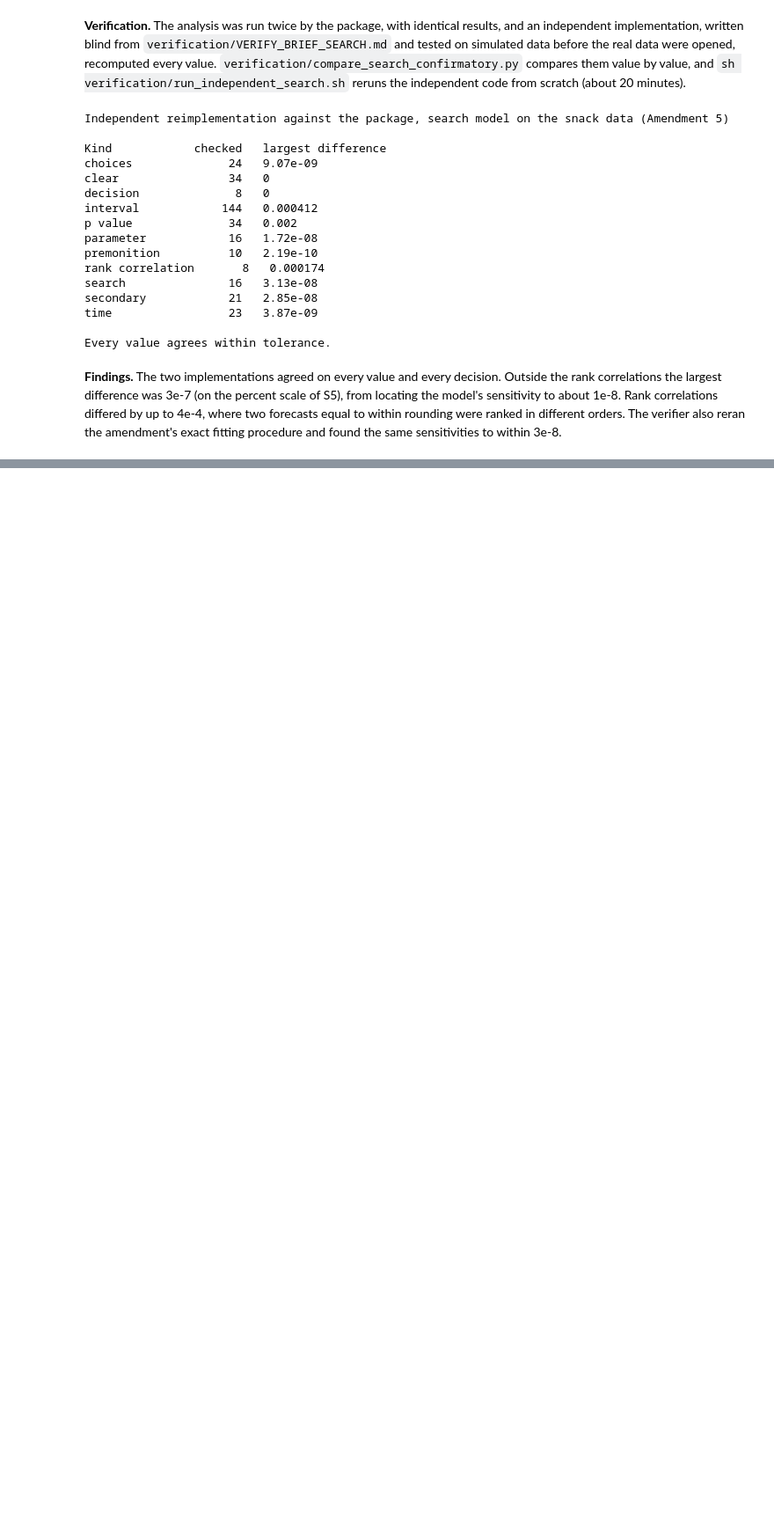
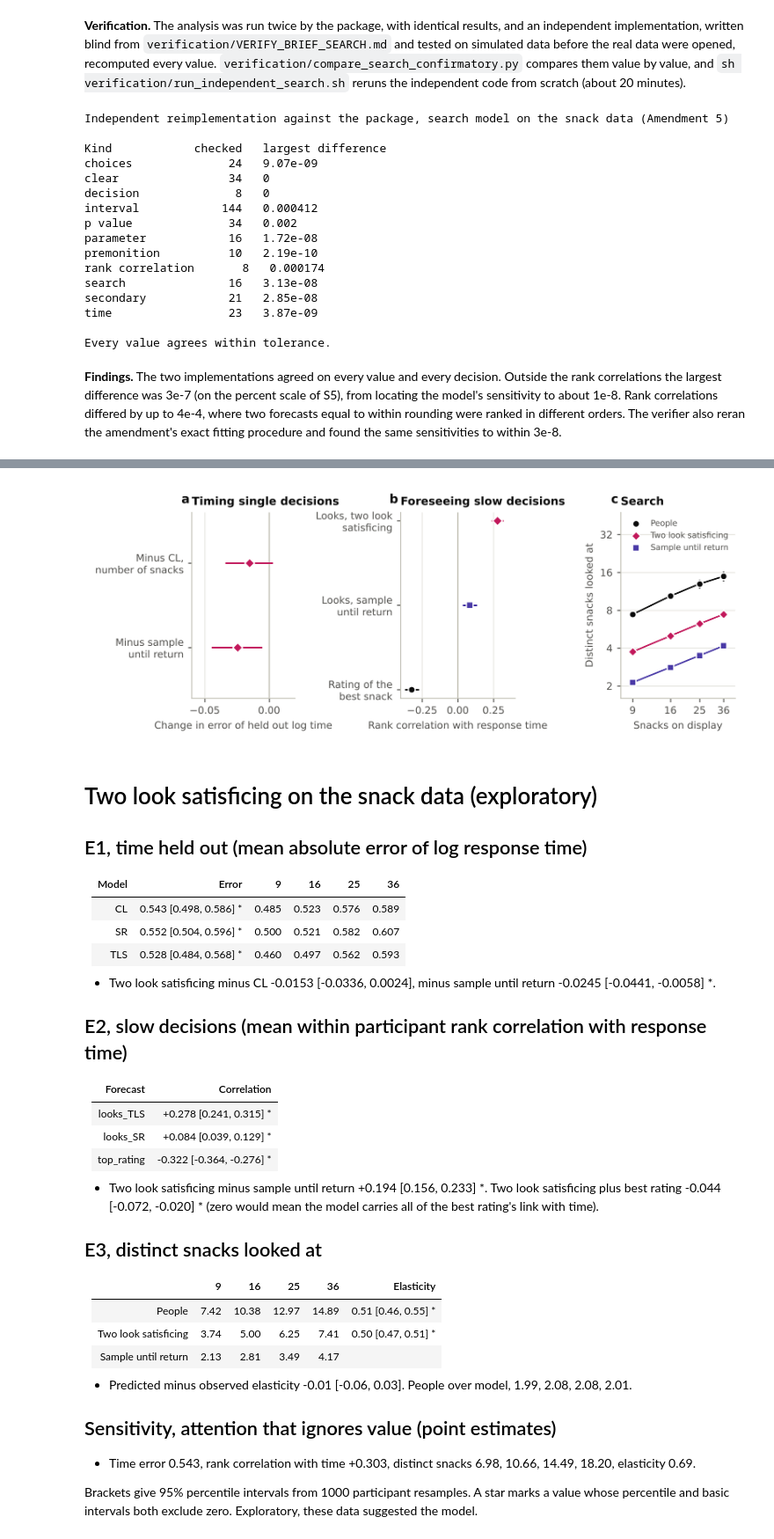
Before and after one commit to ucchol/overload-prediction, a Jupyter notebook: notebooks/02_overload_time_search.ipynb, the cells around one changed output, grey strips where cells are left out. Shown at 88% size. Saved outputs shown, nothing was run; the diff lists cells and outputs as text; code cells hidden in the pictures; blank space fills up the shorter version.

```diff
--- a/notebooks/02_overload_time_search.ipynb
+++ b/notebooks/02_overload_time_search.ipynb
@@ -588,0 +604,49 @@ Every value agrees within tolerance.
+# %%
+from overload.experiments import two_look_snack
+from overload.figures import figure_two_look
+out = REPO / "results" / "two_look_snack"
+if RECOMPUTE or not (out / "summary.json").exists():
+    two_look_snack.run(snack_dir, out, replicates=1000, jobs=JOBS)  # about 12 minutes with two processes
+tls = json.loads((out / "summary.json").read_text())
+figure_two_look(tls, out / "fig_two_look")
+display(Image(filename=str(out / "fig_two_look.png"), width=900))
+display(Markdown((out / "table_two_look_snack.md").read_text()))
+# %% [output]
+[figure, added]
+# Two look satisficing on the snack data (exploratory)
+
+## E1, time held out (mean absolute error of log response time)
+
+| Model | Error | 9 | 16 | 25 | 36 |
+|---|---|---|---|---|---|
+| CL | 0.543 [0.498, 0.586] * | 0.485 | 0.523 | 0.576 | 0.589 |
+| SR | 0.552 [0.504, 0.596] * | 0.500 | 0.521 | 0.582 | 0.607 |
+| TLS | 0.528 [0.484, 0.568] * | 0.460 | 0.497 | 0.562 | 0.593 |
+
+- Two look satisficing minus CL -0.0153 [-0.0336, 0.0024], minus sample until return -0.0245 [-0.0441, -0.0058] *.
+
+## E2, slow decisions (mean within participant rank correlation with response time)
+
+| Forecast | Correlation |
+|---|---|
+| looks_TLS | +0.278 [0.241, 0.315] * |
+| looks_SR | +0.084 [0.039, 0.129] * |
+| top_rating | -0.322 [-0.364, -0.276] * |
+
+- Two look satisficing minus sample until return +0.194 [0.156, 0.233] *. Two look satisficing plus best rating -0.044 [-0.072, -0.020] * (zero would mean the model carries all of the best rating's link with time).
+
+## E3, distinct snacks looked at
+
+| | 9 | 16 | 25 | 36 | Elasticity |
+|---|---|---|---|---|---|
+| People | 7.42 | 10.38 | 12.97 | 14.89 | 0.51 [0.46, 0.55] * |
+| Two look satisficing | 3.74 | 5.00 | 6.25 | 7.41 | 0.50 [0.47, 0.51] * |
+| Sample until return | 2.13 | 2.81 | 3.49 | 4.17 | |
+
+- Predicted minus observed elasticity -0.01 [-0.06, 0.03]. People over model, 1.99, 2.08, 2.08, 2.01.
+
+## Sensitivity, attention that ignores value (point estimates)
+
+- Time error 0.543, rank correlation with time +0.303, distinct snacks 6.98, 10.66, 14.49, 18.20, elasticity 0.69.
+
+Brackets give 95% percentile intervals from 1000 participant resamples. A star marks a value whose percentile and basic intervals both exclude zero. Exploratory, these data suggested the model.
```
Also changed, not shown: parts of 6 cells of this notebook, 30 other files.
